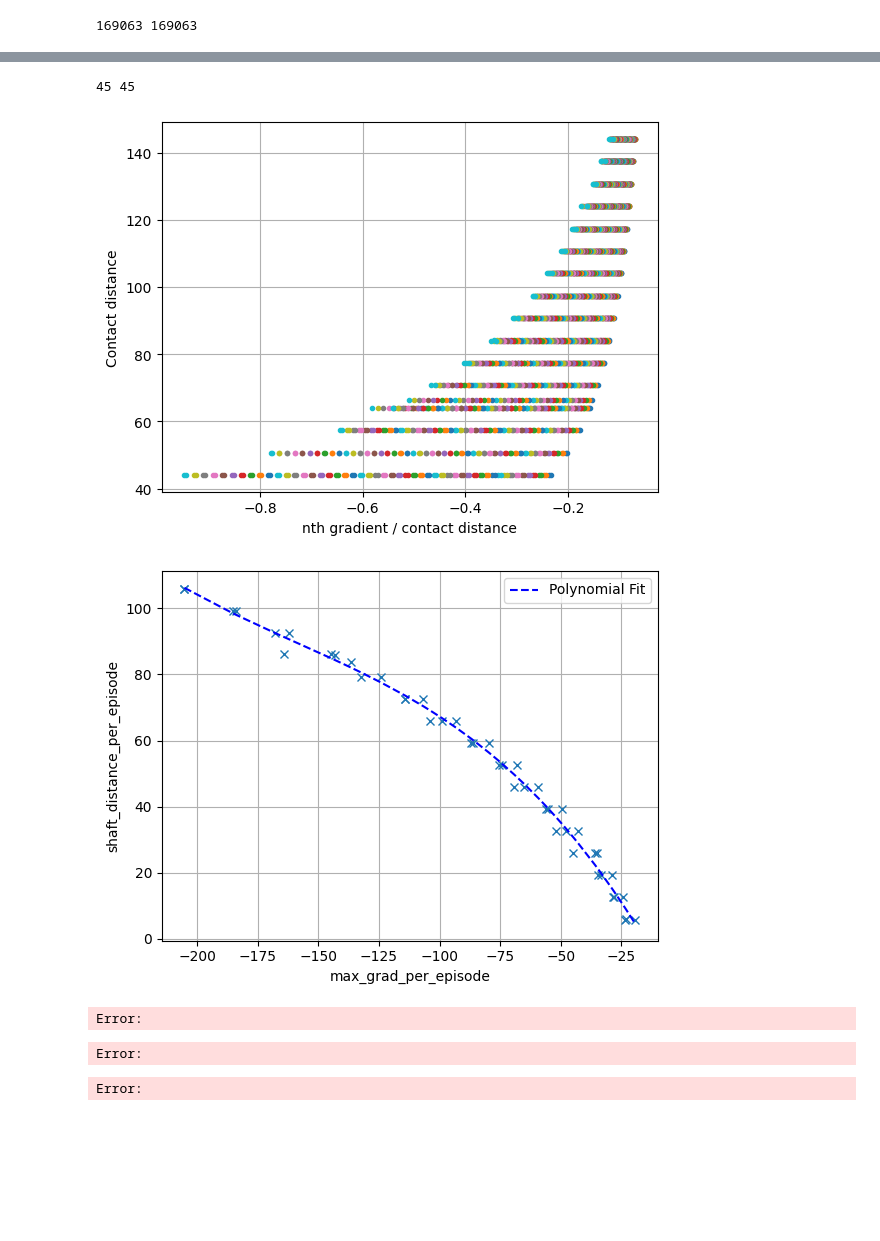
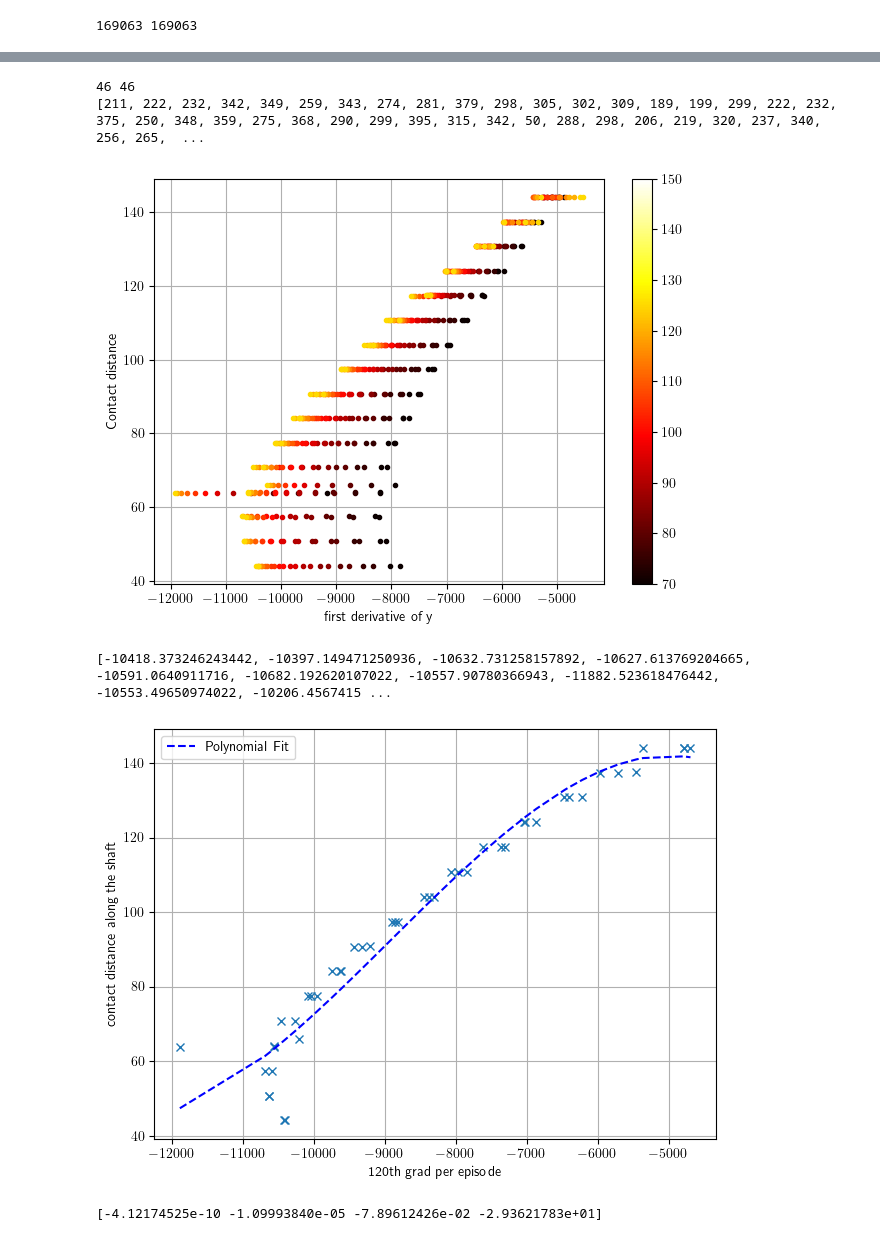
Before and after one commit to FoR-Group1/OpenWhisker, a Jupyter notebook: whisker_driver_ros2/scripts/data_analysis.ipynb, the cells around one changed output, grey strips where cells are left out. Cells and saved outputs as stored; diff of their text form; code cells hidden in the pictures; blank space fills up the shorter version.

```diff
--- a/whisker_driver_ros2/scripts/data_analysis.ipynb
+++ b/whisker_driver_ros2/scripts/data_analysis.ipynb
@@ -77,7 +71,7 @@ from scipy.signal import butter,filtfilt
 # Filter requirements.
 T = 5.0         # Sample Period
 fs = 850       # sample rate, Hz
-cutoff = 2     # desired cutoff frequency of the filter, Hz ,      slightly higher than actual 1.2 Hz
+cutoff = 5     # desired cutoff frequency of the filter, Hz ,      slightly higher than actual 1.2 Hz
 nyq = 0.5 * fs  # Nyquist Frequency
 order = 2       # sin wave can be approx represented as quadratic
 # n = len(y_data) # total number of samples
@@ -245,51 +247,75 @@ print(max_grad_per_episode)
 # %%
 tenth_grad_per_episode = [x[10] for x in episodes_grad_data]
 
 print(len(shaft_distance_per_episode), len(tenth_grad_per_episode))
 
-for n in range(50):
-    nth_grad_per_episode = [x[n] for x in episodes_grad_data]
-    plt.plot([x/d for x,d in zip(nth_grad_per_episode,shaft_distance_per_episode)], shaft_distance_per_episode, ".")
-plt.xlabel("nth gradient / contact distance")
+norm = mpl.colors.Normalize(
+    vmin=70, vmax=150
+)
+cmap = cm.hot
+m = cm.ScalarMappable(norm=norm, cmap=cmap)
+
+print(list([len(x) for x in episodes_grad_data]))
+
+
+for n in range(70,130,5):
+    nth_grad_per_episode = [x[min(n, len(x)-1)] for x in episodes_grad_data]
+    zipped_nth_grad_per_episode = zip(nth_grad_per_episode,shaft_distance_per_episode.copy())
+
+    zipped_nth_grad_per_episode = sorted(zipped_nth_grad_per_episode, key=lambda x: x[1])
+
+    plt.plot([x*d for x,d in zipped_nth_grad_per_episode], [d for _,d in zipped_nth_grad_per_episode], ".", color=m.to_rgba(n))
+
+
+plt.colorbar(m, ax=plt.gca())
+plt.xlabel("first derivative of y")
 plt.ylabel("Contact distance")
 plt.grid()
+plt.tight_layout()
+plt.savefig("../../reports/ros_integration/figures/x_y_relationship.png")
 # %% [output]
-45 45
+46 46
+[211, 222, 232, 342, 349, 259, 343, 274, 281, 379, 298, 305, 302, 309, 189, 199, 299, 222, 232, 375, 250, 348, 359, 275, 368, 290, 299, 395, 315, 342, 50, 288, 298, 206, 219, 320, 237, 340, 256, 265,  ...
-[figure, old version]
+[figure, new version]
 # %%
-# curve-fit() function imported from scipy
 from scipy.optimize import curve_fit
 
 def whisker_model(x, a, b, c, d):
     return a*x*x*x + b*x*x + c*x + d
 
-param, param_cov = curve_fit(whisker_model, max_grad_per_episode, shaft_distance_per_episode)
+nth_grad_per_episode = [x[min(120, len(x)-1)] for x in episodes_grad_data]
+zipped_nth_grad_per_episode = zip(nth_grad_per_episode,shaft_distance_per_episode.copy())
+zipped_nth_grad_per_episode = sorted(zipped_nth_grad_per_episode, key=lambda x: x[1])
+x_data = [x * d for x,d in zipped_nth_grad_per_episode]
+y_data = [d for x,d in zipped_nth_grad_per_episode]
+print(x_data, y_data)
 
-plt.plot([x for x in max_grad_per_episode], shaft_distance_per_episode, "x")
+for idx,x in enumerate(x_data):
+    if np.isnan(x):
+        x_data[idx] = x_data[idx-1]
+        y_data[idx] = y_data[idx-1]
+
+param, param_cov = curve_fit(whisker_model, x_data, y_data)
+plt.plot(x_data, y_data, "x")
+
 plt.grid()
 
-ans = [whisker_model(x, param[0], param[1], param[2], param[3]) for x in sorted(max_grad_per_episode)]
+ans = [whisker_model(x, param[0], param[1], param[2], param[3]) for x in sorted(x_data)]
 
-plt.plot(sorted(max_grad_per_episode), ans, '--', color ='blue', label ="Polynomial Fit")
-plt.gca().set(xlabel='max_grad_per_episode', ylabel='shaft_distance_per_episode')
+plt.plot(sorted(x_data), ans, '--', color ='blue', label ="Polynomial Fit")
+plt.gca().set(xlabel='120th grad per episode', ylabel='contact distance along the shaft')
 plt.legend()
-plt.show()
+plt.tight_layout()
+plt.savefig("../../reports/ros_integration/figures/polynomial_regression.png")
 # %% [output]
+[-10418.373246243442, -10397.149471250936, -10632.731258157892, -10627.613769204665, -10591.0640911716, -10682.192620107022, -10557.90780366943, -11882.523618476442, -10553.49650974022, -10206.4567415 ...
-[figure, old version]
+[figure, new version]
 # %%
 import pickle
 
 with open("whisker_model.pkl", "wb") as fd:
     pickle.dump(param, fd)
+with open("whisker_model.pkl", "rb") as fd:
+    print(pickle.load(fd))
 # %% [output]
-Error:
+[-4.12174525e-10 -1.09993840e-05 -7.89612426e-02 -2.93621783e+01]
-# %%
-with open("whisker_model.pkl", "rb") as fd:
-    print(pickle.load(fd))
-# %% [output]
-Error:
-# %%
-for idx, data in enumerate(episodes_data):
-    print(len(data))
-# %% [output]
-Error:
```
Also changed, not shown: parts of 11 cells of this notebook, 1 other file.
